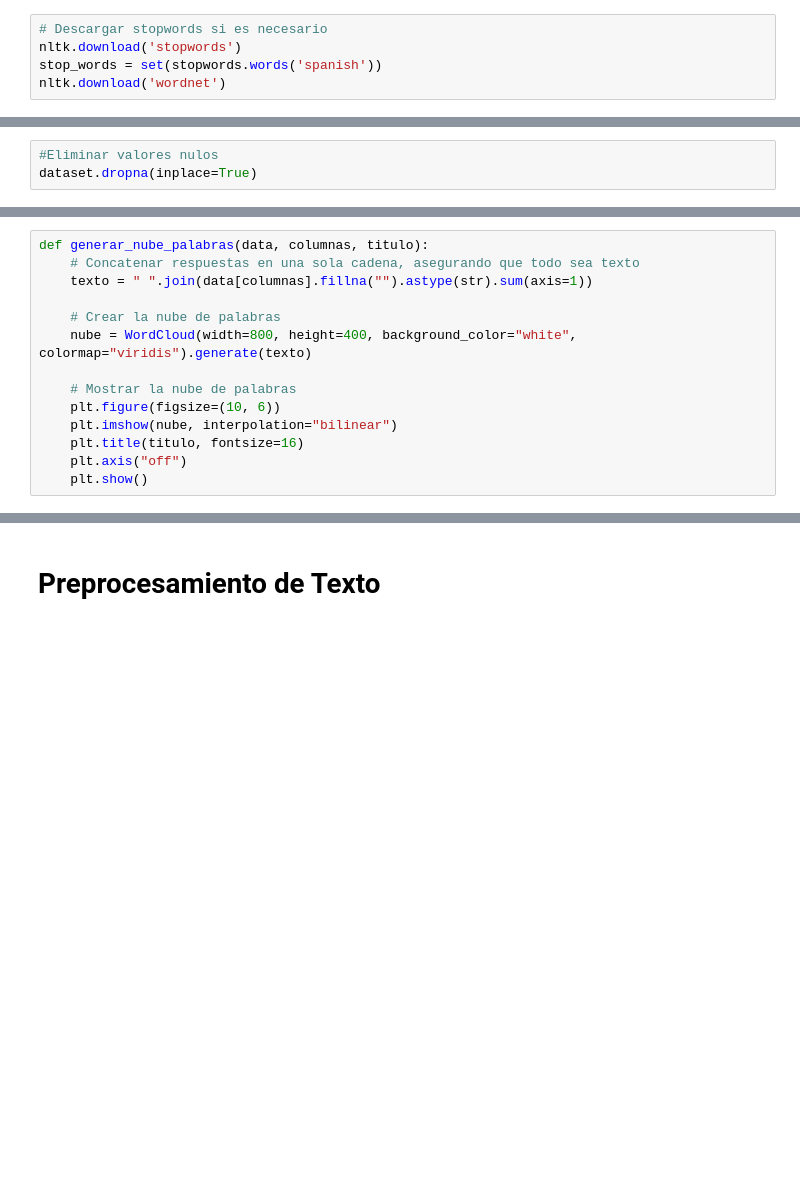
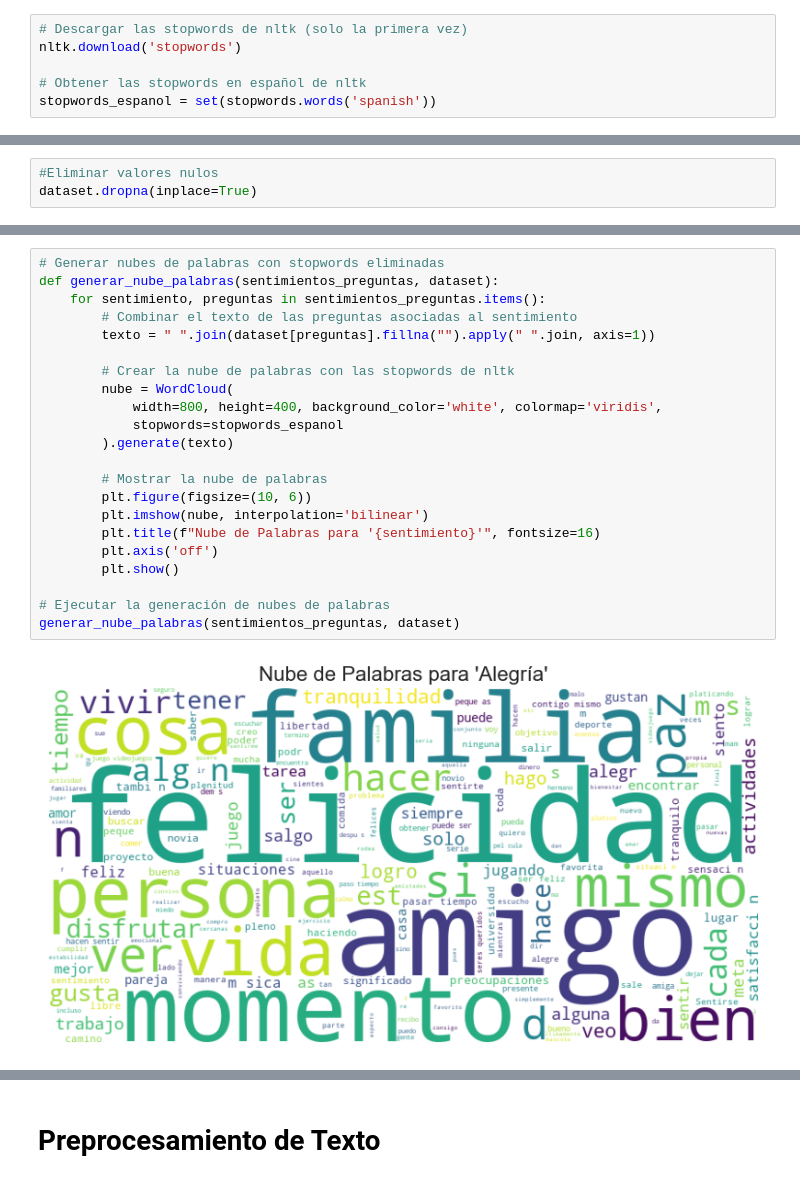
Before and after one commit to DiwsgenLop/Proyecto-Final-Mineria-de-Datos, a Jupyter notebook: Proyecto_Clasificacion_Sentimientos.ipynb, the cells around one changed output, grey strips where cells are left out. Cells and saved outputs as stored; diff of their text form; blank space fills up the shorter version.

```diff
--- a/Proyecto_Clasificacion_Sentimientos.ipynb
+++ b/Proyecto_Clasificacion_Sentimientos.ipynb
@@ -41,9 +49,10 @@ from tqdm import tqdm
 sns.set(style="whitegrid")
 plt.rcParams['figure.figsize'] = (10, 6)
 # %%
-# Descargar stopwords si es necesario
+# Descargar las stopwords de nltk (solo la primera vez)
 nltk.download('stopwords')
-stop_words = set(stopwords.words('spanish'))
-nltk.download('wordnet')
+
+# Obtener las stopwords en español de nltk
+stopwords_espanol = set(stopwords.words('spanish'))
 # %% [output]
 [nltk_data] Downloading package stopwords to
@@ -223,14 +233,24 @@ Enojo: 287
 # %%
-def generar_nube_palabras(data, columnas, titulo):
-    # Concatenar respuestas en una sola cadena, asegurando que todo sea texto
-    texto = " ".join(data[columnas].fillna("").astype(str).sum(axis=1))
+# Generar nubes de palabras con stopwords eliminadas
+def generar_nube_palabras(sentimientos_preguntas, dataset):
+    for sentimiento, preguntas in sentimientos_preguntas.items():
+        # Combinar el texto de las preguntas asociadas al sentimiento
+        texto = " ".join(dataset[preguntas].fillna("").apply(" ".join, axis=1))
 
-    # Crear la nube de palabras
-    nube = WordCloud(width=800, height=400, background_color="white", colormap="viridis").generate(texto)
+        # Crear la nube de palabras con las stopwords de nltk
+        nube = WordCloud(
+            width=800, height=400, background_color='white', colormap='viridis',
+            stopwords=stopwords_espanol
+        ).generate(texto)
 
-    # Mostrar la nube de palabras
-    plt.figure(figsize=(10, 6))
-    plt.imshow(nube, interpolation="bilinear")
-    plt.title(titulo, fontsize=16)
-    plt.axis("off")
-    plt.show()
+        # Mostrar la nube de palabras
+        plt.figure(figsize=(10, 6))
+        plt.imshow(nube, interpolation='bilinear')
+        plt.title(f"Nube de Palabras para '{sentimiento}'", fontsize=16)
+        plt.axis('off')
+        plt.show()
+
+# Ejecutar la generación de nubes de palabras
+generar_nube_palabras(sentimientos_preguntas, dataset)
+# %% [output]
+[figure, added]
```
Also changed, not shown: parts of 66 cells of this notebook, 2 other files.
